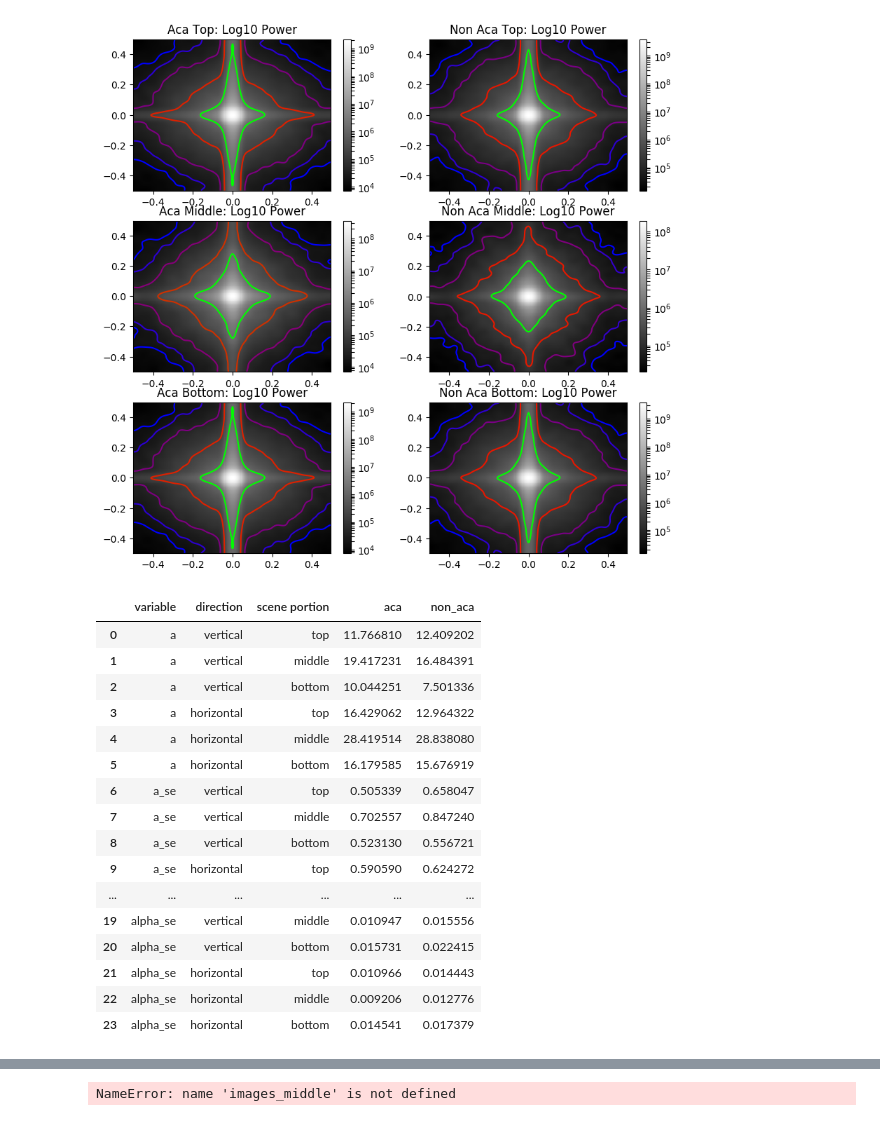
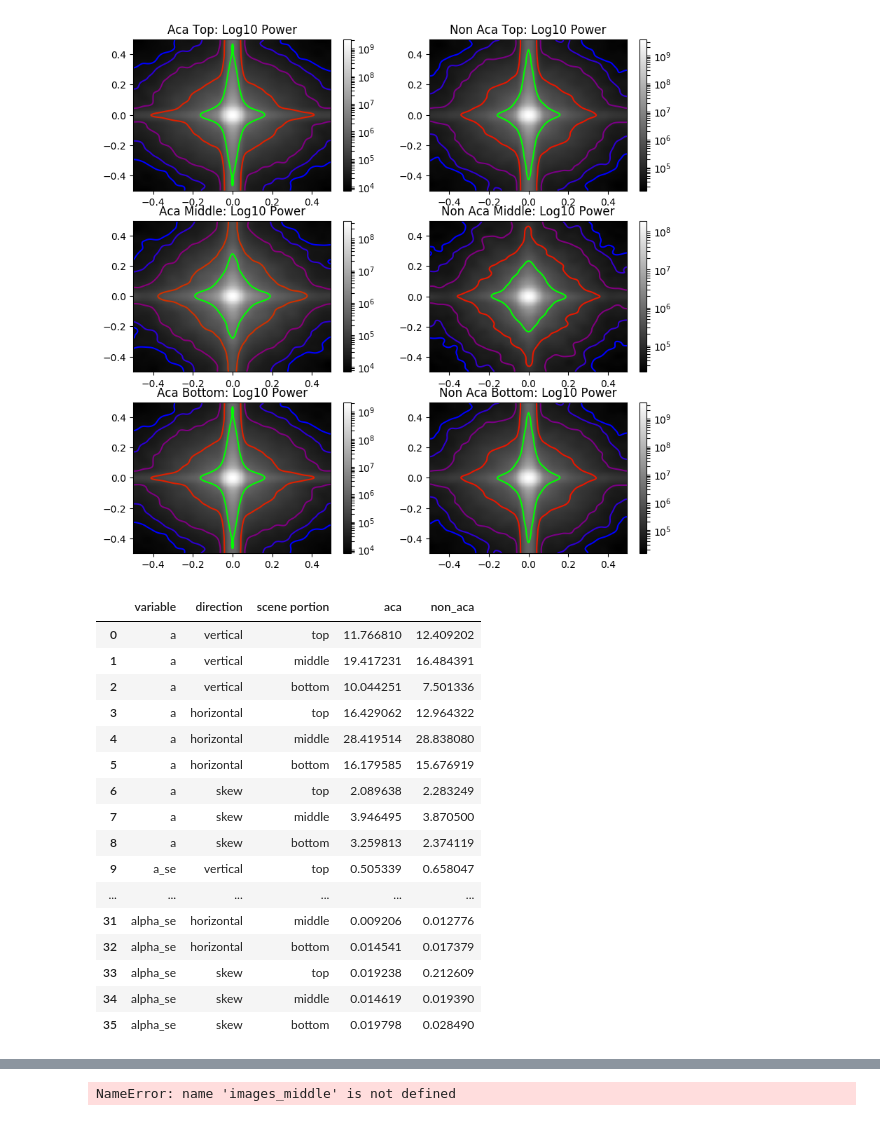
Before and after one commit to Akshugopi/myopiaNaturalScenes, a Jupyter notebook: myopiaNaturalScenes.ipynb, the cells around one changed output, grey strips where cells are left out. Drawn from its saved outputs; the diff is of its cells as text; code cells hidden in the pictures.

```diff
--- a/myopiaNaturalScenes.ipynb
+++ b/myopiaNaturalScenes.ipynb
@@ -149,7 +149,7 @@ naca_images_top = cropims(naca_raw_images,min_dim,min_dim,'top')
 naca_images_bottom = cropims(naca_raw_images,min_dim,min_dim,'bottom')
 naca_images = naca_images_middle
 
-sim = naca_images[21]
+sim = naca_images[22]
 plt.subplot(1,2,2,title="Non Academic Image")
 plt.imshow(sim)
 # %% [output]
@@ -377,49 +384,57 @@ a_alpha_fits = pd.DataFrame([['a', 'vertical','top',aca_top_a[0], naca_top_a[0]]
                              ['a', 'horizontal','top', aca_top_a[1],naca_top_a[1]],
                              ['a', 'horizontal','middle', aca_middle_a[1],naca_middle_a[1]],
                              ['a', 'horizontal','bottom', aca_bottom_a[1],naca_bottom_a[1]],
-                             #['a', 'skew', aca_top_a[2]], aca_middle_a[2], aca_bottom_a[2]],
+                             ['a', 'skew', 'top', aca_top_a[2], naca_top_a[2]],
+                             ['a', 'skew', 'middle', aca_middle_a[2], naca_middle_a[2]],
+                             ['a', 'skew', 'bottom', aca_bottom_a[2], naca_bottom_a[2]],
                              ['a_se', 'vertical','top', aca_top_a_dev[0],naca_top_a_dev[0]],
                              ['a_se', 'vertical', 'middle', aca_middle_a_dev[0],naca_middle_a_dev[0]],
                              ['a_se', 'vertical', 'bottom', aca_bottom_a_dev[0],naca_bottom_a_dev[0]],
                              ['a_se', 'horizontal','top', aca_top_a_dev[1],naca_top_a_dev[1]],
                              ['a_se', 'horizontal','middle', aca_middle_a_dev[1],naca_middle_a_dev[1]],
                              ['a_se', 'horizontal','bottom', aca_bottom_a_dev[1],naca_bottom_a_dev[1]],
-                            #['a_se', 'skew', aca_top_a_dev[2], aca_middle_a_dev[2], aca_bottom_a_dev[2]],
+                             ['a_se', 'skew', 'top', aca_top_a_dev[2], naca_top_a_dev[2]],
+                             ['a_se', 'skew', 'middle', aca_middle_a_dev[2], naca_middle_a_dev[2]],
+                             ['a_se', 'skew', 'bottom', aca_bottom_a_dev[2], naca_bottom_a_dev[2]],
                              ['alpha', 'vertical', 'top', aca_top_alpha[0],naca_top_alpha[0]],
                              ['alpha', 'vertical', 'middle', aca_middle_alpha[0],naca_middle_alpha[0]],
                              ['alpha', 'vertical', 'bottom', aca_bottom_alpha[0],naca_bottom_alpha[0]],
                              ['alpha', 'horizontal', 'top', aca_top_alpha[1],naca_top_alpha[1]],
                              ['alpha', 'horizontal', 'middle', aca_middle_alpha[1],naca_middle_alpha[1]],
                              ['alpha', 'horizontal', 'bottom', aca_bottom_alpha[1],naca_bottom_alpha[1]],
-                            #['alpha', 'skew', aca_top_alpha[2], aca_middle_alpha[2], aca_bottom_alpha[2]],
+                             ['alpha', 'skew', 'top', aca_top_alpha[2], naca_top_alpha[2]],
+                             ['alpha', 'skew', 'middle', aca_middle_alpha[2], naca_middle_alpha[2]],
+                             ['alpha', 'skew', 'bottom', aca_bottom_alpha[2], naca_bottom_alpha[2]],
                              ['alpha_se', 'vertical', 'top', aca_top_alpha_dev[0],naca_top_alpha_dev[0]],
                              ['alpha_se', 'vertical', 'middle', aca_middle_alpha_dev[0],naca_middle_alpha_dev[0]],
                              ['alpha_se', 'vertical', 'bottom', aca_bottom_alpha_dev[0],naca_bottom_alpha_dev[0]],
                              ['alpha_se', 'horizontal', 'top', aca_top_alpha_dev[1],naca_top_alpha_dev[1]],
                              ['alpha_se', 'horizontal', 'middle', aca_middle_alpha_dev[1],naca_middle_alpha_dev[1]],
-                             ['alpha_se', 'horizontal', 'bottom', aca_bottom_alpha_dev[1],naca_bottom_alpha_dev[1]]
-                            #['alpha_se', 'skew', aca_top_alpha[2], aca_middle_alpha_dev[2], aca_bottom_alpha_dev[2]]
-                            ])
+                             ['alpha_se', 'horizontal', 'bottom', aca_bottom_alpha_dev[1],naca_bottom_alpha_dev[1]],
+                             ['alpha_se', 'skew', 'top', aca_top_alpha_dev[2], naca_top_a_dev[2]],
+                             ['alpha_se', 'skew', 'middle', aca_middle_alpha_dev[2], naca_middle_alpha_dev[2]],
+                             ['alpha_se', 'skew', 'bottom', aca_bottom_alpha_dev[2], naca_bottom_alpha_dev[2]]
+                             ])
 a_alpha_fits.columns = ['variable','direction','scene portion','aca','non_aca']
 a_alpha_fits
 # %% [output]
 |  | variable | direction | scene portion | aca | non_aca |
 | 0 | a | vertical | top | 11.766810 | 12.409202 |
 | 1 | a | vertical | middle | 19.417231 | 16.484391 |
 | 2 | a | vertical | bottom | 10.044251 | 7.501336 |
 | 3 | a | horizontal | top | 16.429062 | 12.964322 |
 | 4 | a | horizontal | middle | 28.419514 | 28.838080 |
 | 5 | a | horizontal | bottom | 16.179585 | 15.676919 |
-| 6 | a_se | vertical | top | 0.505339 | 0.658047 |
-| 7 | a_se | vertical | middle | 0.702557 | 0.847240 |
-| 8 | a_se | vertical | bottom | 0.523130 | 0.556721 |
-| 9 | a_se | horizontal | top | 0.590590 | 0.624272 |
+| 6 | a | skew | top | 2.089638 | 2.283249 |
+| 7 | a | skew | middle | 3.946495 | 3.870500 |
+| 8 | a | skew | bottom | 3.259813 | 2.374119 |
+| 9 | a_se | vertical | top | 0.505339 | 0.658047 |
 | ... | ... | ... | ... | ... | ... |
-| 19 | alpha_se | vertical | middle | 0.010947 | 0.015556 |
-| 20 | alpha_se | vertical | bottom | 0.015731 | 0.022415 |
-| 21 | alpha_se | horizontal | top | 0.010966 | 0.014443 |
-| 22 | alpha_se | horizontal | middle | 0.009206 | 0.012776 |
-| 23 | alpha_se | horizontal | bottom | 0.014541 | 0.017379 |
+| 31 | alpha_se | horizontal | middle | 0.009206 | 0.012776 |
+| 32 | alpha_se | horizontal | bottom | 0.014541 | 0.017379 |
+| 33 | alpha_se | skew | top | 0.019238 | 0.212609 |
+| 34 | alpha_se | skew | middle | 0.014619 | 0.019390 |
+| 35 | alpha_se | skew | bottom | 0.019798 | 0.028490 |
 # %%
 alpha = a_alpha_fits[(a_alpha_fits.variable == 'alpha')]
 a = a_alpha_fits[(a_alpha_fits.variable == 'a')]
```
Also changed, not shown: parts of 7 cells of this notebook.
